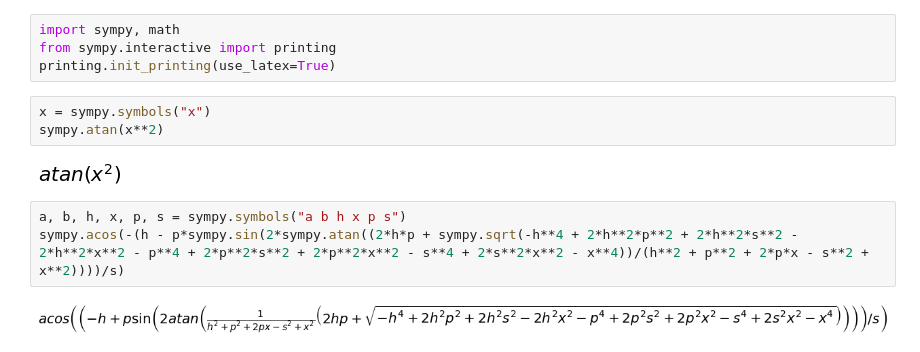
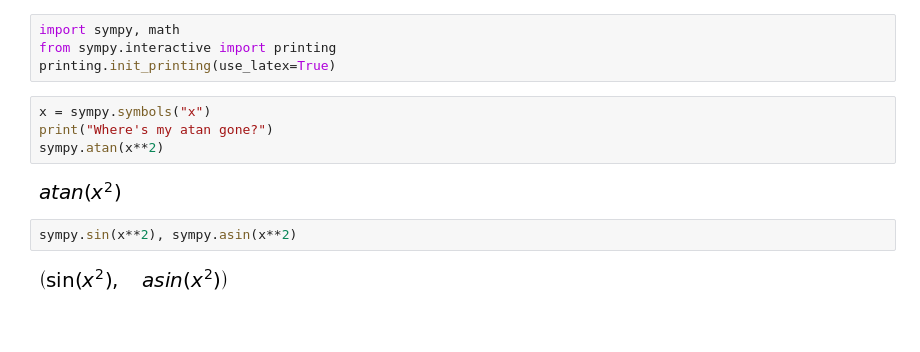
Before and after one commit to goatchurchprime/pencilservoarm, a Jupyter notebook: sympytest.ipynb, the cells around one changed output. Saved outputs shown, nothing was run; the diff lists cells and outputs as text; blank space fills up the shorter version.

```diff
--- a/sympytest.ipynb
+++ b/sympytest.ipynb
@@ -4,11 +4,11 @@ from sympy.interactive import printing
 printing.init_printing(use_latex=True)
 # %%
 x = sympy.symbols("x")
+print("Where's my atan gone?")
 sympy.atan(x**2)
 # %% [output]
 [figure]
-# %%
-a, b, h, x, p, s = sympy.symbols("a b h x p s")
-sympy.acos(-(h - p*sympy.sin(2*sympy.atan((2*h*p + sympy.sqrt(-h**4 + 2*h**2*p**2 + 2*h**2*s**2 - 2*h**2*x**2 - p**4 + 2*p**2*s**2 + 2*p**2*x**2 - s**4 + 2*s**2*x**2 - x**4))/(h**2 + p**2 + 2*p*x - s**2 + x**2))))/s)
-# %% [output]
-[figure, removed]
+# %%
+sympy.sin(x**2), sympy.asin(x**2)
+# %% [output]
+[figure, added]
```
Also changed, not shown: 1 other file.
